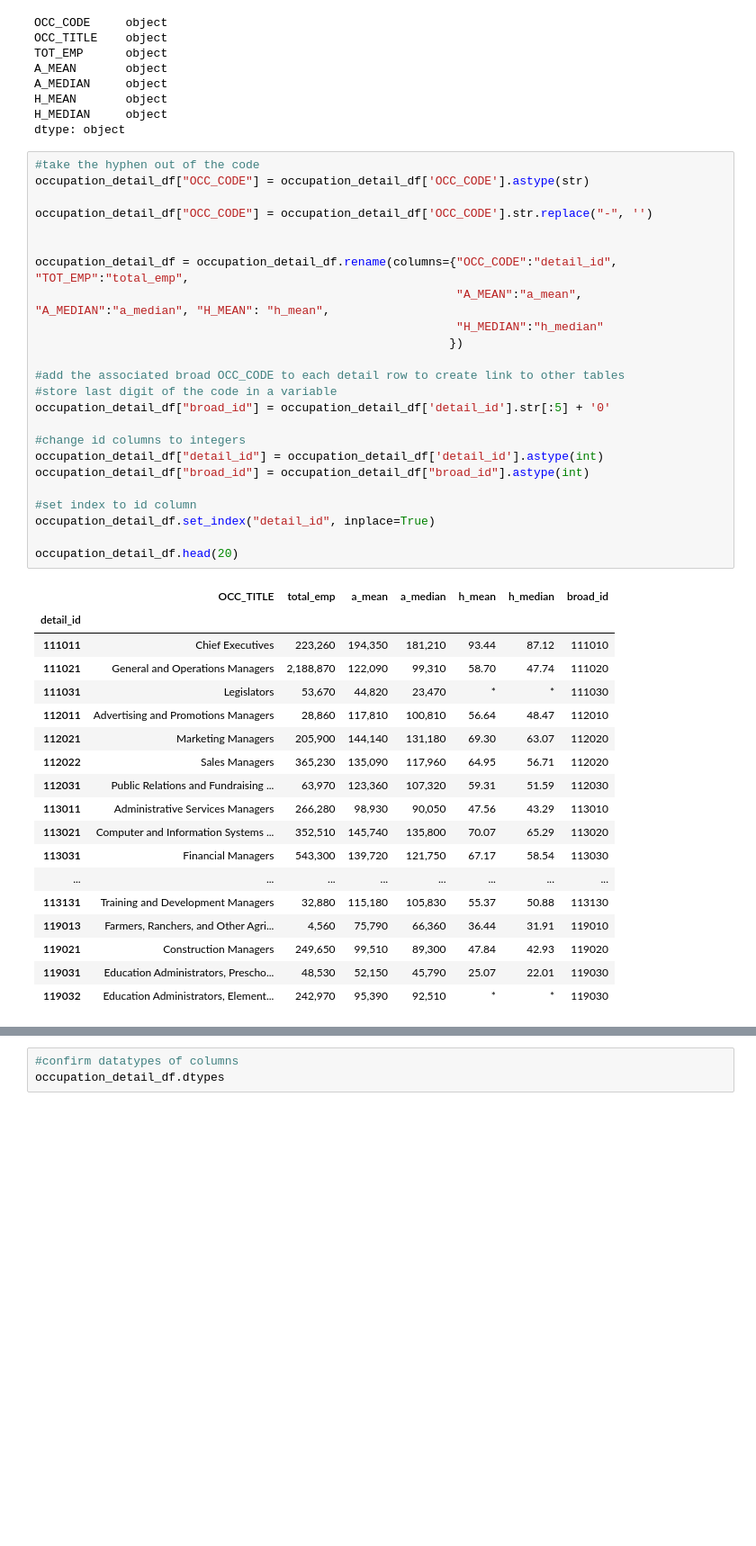
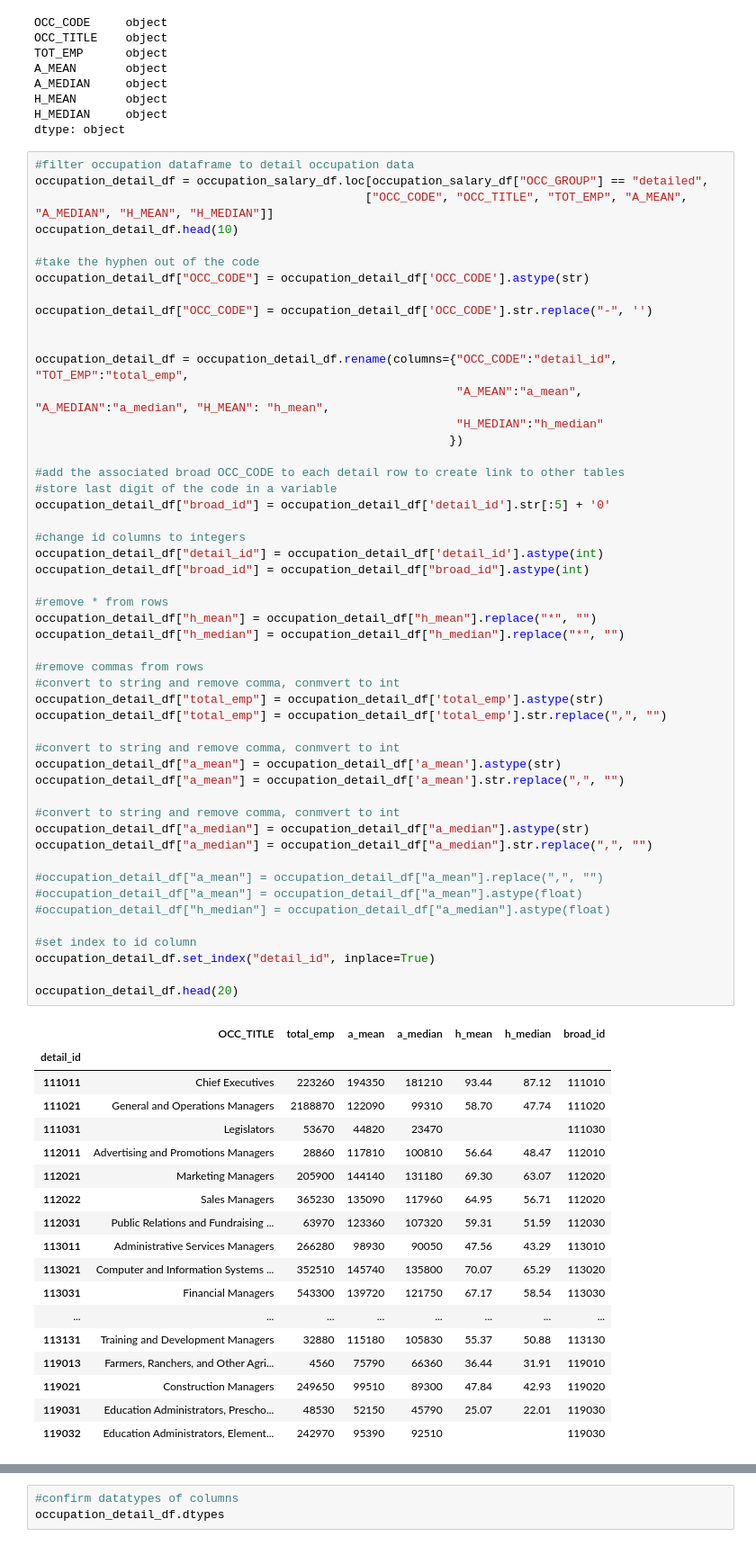
Before and after one commit to arrrlette/ETL_Project, a Jupyter notebook: ETL_Project.ipynb, the cells around one changed output, grey strips where cells are left out. Shown at 90% size. Drawn from its saved outputs; the diff is of its cells as text; blank space fills up the shorter version.

Commit message:
data type updates

```diff
--- a/ETL_Project.ipynb
+++ b/ETL_Project.ipynb
@@ -171,45 +172,71 @@ H_MEAN       object
 H_MEDIAN     object
 dtype: object
 # %%
+#filter occupation dataframe to detail occupation data
+occupation_detail_df = occupation_salary_df.loc[occupation_salary_df["OCC_GROUP"] == "detailed",
+                                               ["OCC_CODE", "OCC_TITLE", "TOT_EMP", "A_MEAN", "A_MEDIAN", "H_MEAN", "H_MEDIAN"]]
+occupation_detail_df.head(10)
+
 #take the hyphen out of the code
 occupation_detail_df["OCC_CODE"] = occupation_detail_df['OCC_CODE'].astype(str)
 
 occupation_detail_df["OCC_CODE"] = occupation_detail_df['OCC_CODE'].str.replace("-", '')
 
 
 occupation_detail_df = occupation_detail_df.rename(columns={"OCC_CODE":"detail_id", "TOT_EMP":"total_emp",
                                                             "A_MEAN":"a_mean", "A_MEDIAN":"a_median", "H_MEAN": "h_mean",
                                                             "H_MEDIAN":"h_median"
                                                            })
 
 #add the associated broad OCC_CODE to each detail row to create link to other tables
 #store last digit of the code in a variable
 occupation_detail_df["broad_id"] = occupation_detail_df['detail_id'].str[:5] + '0'
 
 #change id columns to integers
 occupation_detail_df["detail_id"] = occupation_detail_df['detail_id'].astype(int)
 occupation_detail_df["broad_id"] = occupation_detail_df["broad_id"].astype(int)
 
+#remove * from rows
+occupation_detail_df["h_mean"] = occupation_detail_df["h_mean"].replace("*", "")
+occupation_detail_df["h_median"] = occupation_detail_df["h_median"].replace("*", "")
+
+#remove commas from rows
+#convert to string and remove comma, conmvert to int
+occupation_detail_df["total_emp"] = occupation_detail_df['total_emp'].astype(str)
+occupation_detail_df["total_emp"] = occupation_detail_df['total_emp'].str.replace(",", "")
+
+#convert to string and remove comma, conmvert to int
+occupation_detail_df["a_mean"] = occupation_detail_df['a_mean'].astype(str)
+occupation_detail_df["a_mean"] = occupation_detail_df['a_mean'].str.replace(",", "")
+
+#convert to string and remove comma, conmvert to int
+occupation_detail_df["a_median"] = occupation_detail_df["a_median"].astype(str)
+occupation_detail_df["a_median"] = occupation_detail_df["a_median"].str.replace(",", "")
+
+#occupation_detail_df["a_mean"] = occupation_detail_df["a_mean"].replace(",", "")
+#occupation_detail_df["a_mean"] = occupation_detail_df["a_mean"].astype(float)
+#occupation_detail_df["h_median"] = occupation_detail_df["a_median"].astype(float)
+
 #set index to id column
 occupation_detail_df.set_index("detail_id", inplace=True)
 
 occupation_detail_df.head(20)
 # %% [output]
 |  | OCC_TITLE | total_emp | a_mean | a_median | h_mean | h_median | broad_id |
 | detail_id |  |  |  |  |  |  |  |
-| 111011 | Chief Executives | 223,260 | 194,350 | 181,210 | 93.44 | 87.12 | 111010 |
-| 111021 | General and Operations Managers | 2,188,870 | 122,090 | 99,310 | 58.70 | 47.74 | 111020 |
-| 111031 | Legislators | 53,670 | 44,820 | 23,470 | * | * | 111030 |
-| 112011 | Advertising and Promotions Managers | 28,860 | 117,810 | 100,810 | 56.64 | 48.47 | 112010 |
-| 112021 | Marketing Managers | 205,900 | 144,140 | 131,180 | 69.30 | 63.07 | 112020 |
-| 112022 | Sales Managers | 365,230 | 135,090 | 117,960 | 64.95 | 56.71 | 112020 |
-| 112031 | Public Relations and Fundraising ... | 63,970 | 123,360 | 107,320 | 59.31 | 51.59 | 112030 |
-| 113011 | Administrative Services Managers | 266,280 | 98,930 | 90,050 | 47.56 | 43.29 | 113010 |
-| 113021 | Computer and Information Systems ... | 352,510 | 145,740 | 135,800 | 70.07 | 65.29 | 113020 |
-| 113031 | Financial Managers | 543,300 | 139,720 | 121,750 | 67.17 | 58.54 | 113030 |
+| 111011 | Chief Executives | 223260 | 194350 | 181210 | 93.44 | 87.12 | 111010 |
+| 111021 | General and Operations Managers | 2188870 | 122090 | 99310 | 58.70 | 47.74 | 111020 |
+| 111031 | Legislators | 53670 | 44820 | 23470 |  |  | 111030 |
+| 112011 | Advertising and Promotions Managers | 28860 | 117810 | 100810 | 56.64 | 48.47 | 112010 |
+| 112021 | Marketing Managers | 205900 | 144140 | 131180 | 69.30 | 63.07 | 112020 |
+| 112022 | Sales Managers | 365230 | 135090 | 117960 | 64.95 | 56.71 | 112020 |
+| 112031 | Public Relations and Fundraising ... | 63970 | 123360 | 107320 | 59.31 | 51.59 | 112030 |
+| 113011 | Administrative Services Managers | 266280 | 98930 | 90050 | 47.56 | 43.29 | 113010 |
+| 113021 | Computer and Information Systems ... | 352510 | 145740 | 135800 | 70.07 | 65.29 | 113020 |
+| 113031 | Financial Managers | 543300 | 139720 | 121750 | 67.17 | 58.54 | 113030 |
 | ... | ... | ... | ... | ... | ... | ... | ... |
-| 113131 | Training and Development Managers | 32,880 | 115,180 | 105,830 | 55.37 | 50.88 | 113130 |
-| 119013 | Farmers, Ranchers, and Other Agri... | 4,560 | 75,790 | 66,360 | 36.44 | 31.91 | 119010 |
-| 119021 | Construction Managers | 249,650 | 99,510 | 89,300 | 47.84 | 42.93 | 119020 |
-| 119031 | Education Administrators, Prescho... | 48,530 | 52,150 | 45,790 | 25.07 | 22.01 | 119030 |
-| 119032 | Education Administrators, Element... | 242,970 | 95,390 | 92,510 | * | * | 119030 |
+| 113131 | Training and Development Managers | 32880 | 115180 | 105830 | 55.37 | 50.88 | 113130 |
+| 119013 | Farmers, Ranchers, and Other Agri... | 4560 | 75790 | 66360 | 36.44 | 31.91 | 119010 |
+| 119021 | Construction Managers | 249650 | 99510 | 89300 | 47.84 | 42.93 | 119020 |
+| 119031 | Education Administrators, Prescho... | 48530 | 52150 | 45790 | 25.07 | 22.01 | 119030 |
+| 119032 | Education Administrators, Element... | 242970 | 95390 | 92510 |  |  | 119030 |
```
Also changed, not shown: parts of 8 cells of this notebook, 1 other file.
